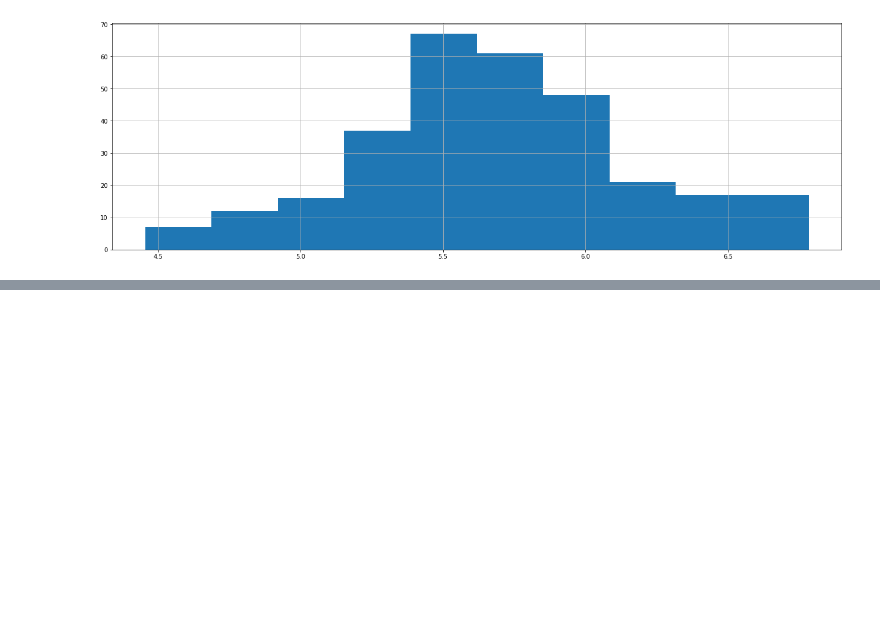
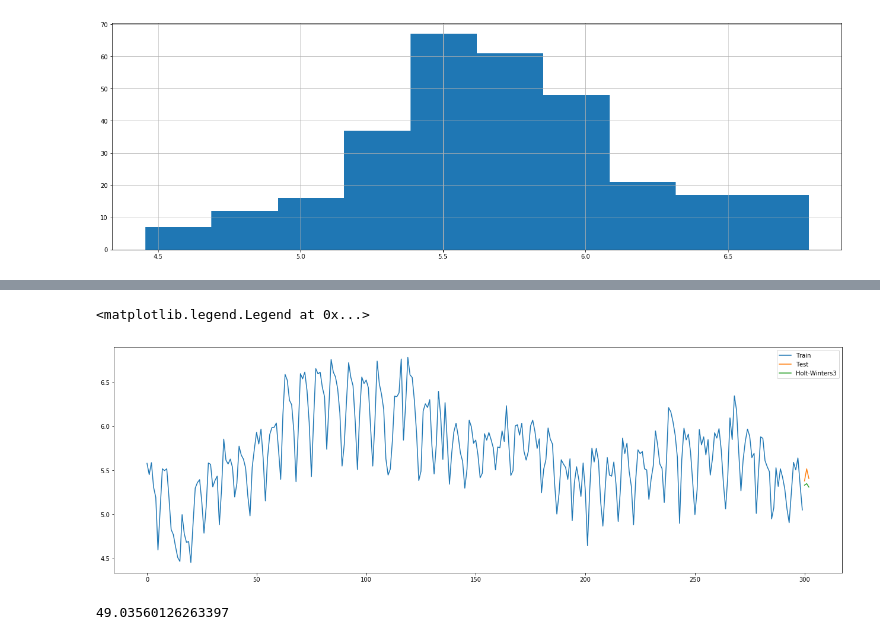
Before and after one commit to barrasa8/GA_DS_FinalProject, a Jupyter notebook: code/GA_FinalProject_TimeSeries_ActiveUsers.ipynb, the cells around one changed output, grey strips where cells are left out. Saved outputs shown, nothing was run; the diff lists cells and outputs as text; code cells hidden in the pictures; blank space fills up the shorter version.

```diff
--- a/code/GA_FinalProject_TimeSeries_ActiveUsers.ipynb
+++ b/code/GA_FinalProject_TimeSeries_ActiveUsers.ipynb
@@ -749,0 +828,19 @@ np.exp(0.241)
+# %%
+plt.plot(train3.index, train3, label='Train')
+plt.plot(test3.index, test3, label='Test')
+plt.plot(pred3.index, pred3, label='Holt-Winters3')
+plt.legend(loc='best')
+# %% [output]
+<matplotlib.legend.Legend at 0x...>
+[figure, added]
+# %%
+train4, test4 = df_per_day.iloc[:295,13], df_per_day.iloc[295:,13]
+
+
+model4 = ExponentialSmoothing(train4, seasonal='mul', seasonal_periods=12).fit()
+pred4 = model4.predict(start=test4.index[0], end=test4.index[-1])
+
+
+(mean_absolute_error(np.exp(test4), np.exp(pred4)))
+# %% [output]
+49.03560126263397
```
Also changed, not shown: parts of 24 cells of this notebook, 1 other file.
